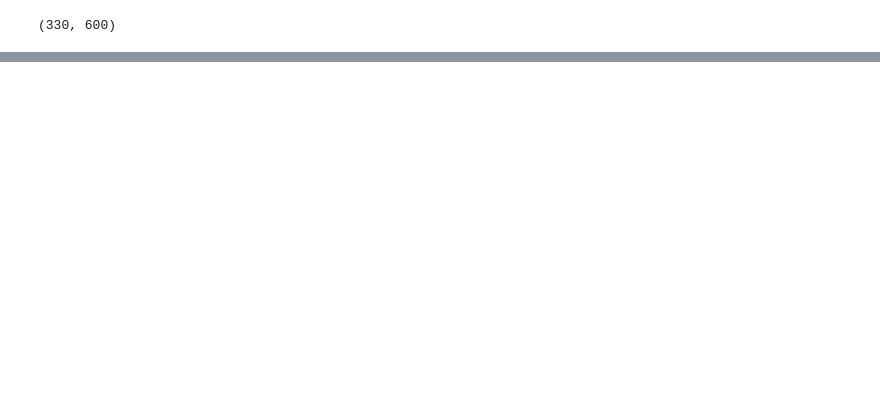
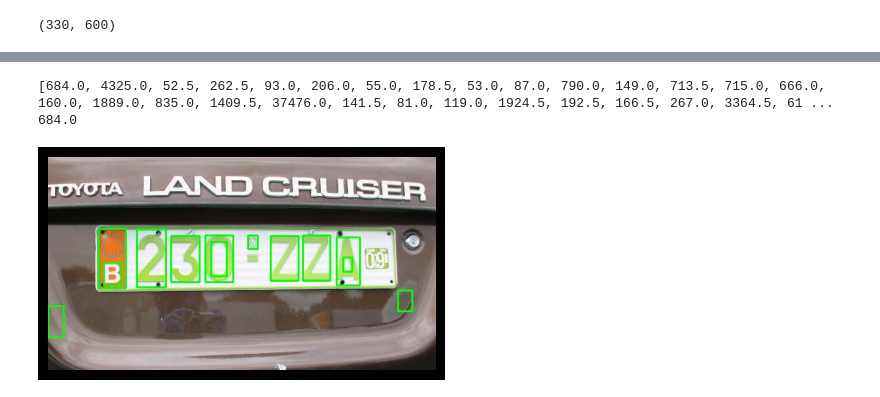
Before and after one commit to CarlosAlvarado-git/ComputerVision, a Jupyter notebook: proyecto1/proyecto1.ipynb, the cells around one changed output, grey strips where cells are left out. Saved outputs shown, nothing was run; the diff lists cells and outputs as text; code cells hidden in the pictures; blank space fills up the shorter version.

```diff
--- a/proyecto1/proyecto1.ipynb
+++ b/proyecto1/proyecto1.ipynb
@@ -109,0 +115,54 @@ view(r)
+# %%
+if (len(contorno_placa) != 0):
+    placa = im.copy()
+    x,y,w,h = cv.boundingRect(contorno_placa[0])
+    placa = placa[y:y+h, x:x+w]
+    view(placa)
+else:
+    contorno = []
+    areas = []
+
+    for c in contours:
+        # limitar el contorno, para tener un área más ajustada.
+        percent =0.052
+        epsilon = percent*cv.arcLength(c,True)
+        approx = cv.approxPolyDP(c,epsilon,True)
+        if cv.contourArea(approx) > 50:
+            areas.append(cv.contourArea(approx))
+
+    moda = st.mode(areas)
+    print(areas)
+    print(moda)
+    for c in contours:
+        # limitar el contorno, para tener un área más ajustada.
+        percent =0.052
+        epsilon = percent*cv.arcLength(c,True)
+        approx = cv.approxPolyDP(c,epsilon,True)
+        if (cv.contourArea(approx)>130): #pongo el mínimo del área
+            area = cv.contourArea(c)
+            x,y,w,h = cv.boundingRect(c)
+            if (w > (h*1.35) or w >= (h*1.2)):
+                pass
+            else:
+                if (h > (w*1.35) or h >= (w*1.2)):
+                    contorno.append(c)
+
+    colores = {}
+    indexes = []
+    thickness = 1
+    #(255,0,0),602:(0,255,0)
+    for cnt in range(len(contorno)):
+        #print(f"{w}, {h}")
+        colores.update({cnt:(0,255,0)})
+        indexes.append(cnt)
+
+    r = im.copy()
+    # cv.rectangle(im.copy(),(x,y),(x+w,y+h),(0,255,0),1)
+    for c in indexes:
+        x,y,w,h = cv.boundingRect(contorno[c])
+        r = cv.rectangle(r,(x,y),(x+w,y+h),colores[c],2)
+    view(r)
+# %% [output]
+[684.0, 4325.0, 52.5, 262.5, 93.0, 206.0, 55.0, 178.5, 53.0, 87.0, 790.0, 149.0, 713.5, 715.0, 666.0, 160.0, 1889.0, 835.0, 1409.5, 37476.0, 141.5, 81.0, 119.0, 1924.5, 192.5, 166.5, 267.0, 3364.5, 61 ...
+684.0
+[figure, added]
```
Also changed, not shown: parts of 9 cells of this notebook, 16 other files.
